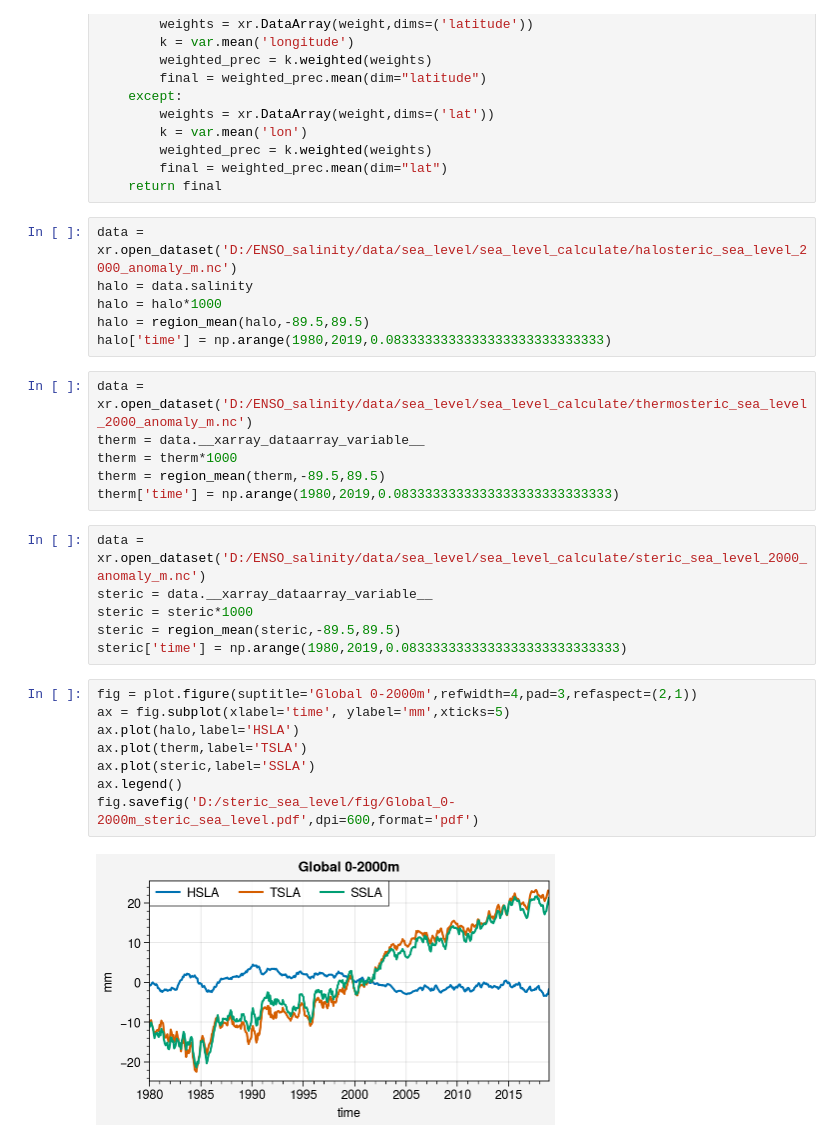
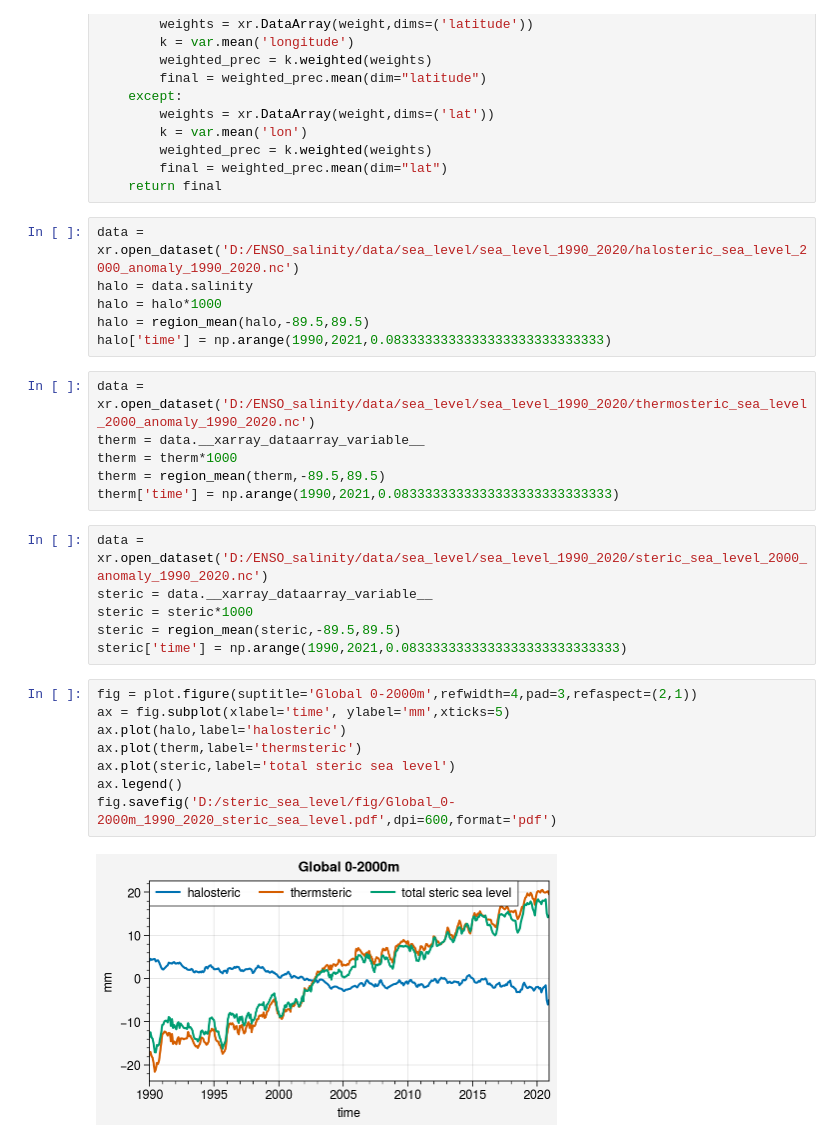
Before and after one commit to Zhenghy2001/code_halosteric_sea_level, a Jupyter notebook: Global_steric_sea_level_0_2000_time-plot.ipynb, the cells around one changed output. Saved outputs shown, nothing was run; the diff lists cells and outputs as text.

```diff
--- a/Global_steric_sea_level_0_2000_time-plot.ipynb
+++ b/Global_steric_sea_level_0_2000_time-plot.ipynb
@@ -25,30 +25,30 @@ def region_mean(var,latmin,latmax):
         final = weighted_prec.mean(dim="lat")
     return final
 # %%
-data = xr.open_dataset('D:/ENSO_salinity/data/sea_level/sea_level_calculate/halosteric_sea_level_2000_anomaly_m.nc')
+data = xr.open_dataset('D:/ENSO_salinity/data/sea_level/sea_level_1990_2020/halosteric_sea_level_2000_anomaly_1990_2020.nc')
 halo = data.salinity
 halo = halo*1000
 halo = region_mean(halo,-89.5,89.5)
-halo['time'] = np.arange(1980,2019,0.0833333333333333333333333333)
+halo['time'] = np.arange(1990,2021,0.0833333333333333333333333333)
 # %%
-data = xr.open_dataset('D:/ENSO_salinity/data/sea_level/sea_level_calculate/thermosteric_sea_level_2000_anomaly_m.nc')
+data = xr.open_dataset('D:/ENSO_salinity/data/sea_level/sea_level_1990_2020/thermosteric_sea_level_2000_anomaly_1990_2020.nc')
 therm = data.__xarray_dataarray_variable__
 therm = therm*1000
 therm = region_mean(therm,-89.5,89.5)
-therm['time'] = np.arange(1980,2019,0.0833333333333333333333333333)
+therm['time'] = np.arange(1990,2021,0.0833333333333333333333333333)
 # %%
-data = xr.open_dataset('D:/ENSO_salinity/data/sea_level/sea_level_calculate/steric_sea_level_2000_anomaly_m.nc')
+data = xr.open_dataset('D:/ENSO_salinity/data/sea_level/sea_level_1990_2020/steric_sea_level_2000_anomaly_1990_2020.nc')
 steric = data.__xarray_dataarray_variable__
 steric = steric*1000
 steric = region_mean(steric,-89.5,89.5)
-steric['time'] = np.arange(1980,2019,0.0833333333333333333333333333)
+steric['time'] = np.arange(1990,2021,0.0833333333333333333333333333)
 # %%
 fig = plot.figure(suptitle='Global 0-2000m',refwidth=4,pad=3,refaspect=(2,1))
 ax = fig.subplot(xlabel='time', ylabel='mm',xticks=5)
-ax.plot(halo,label='HSLA')
-ax.plot(therm,label='TSLA')
-ax.plot(steric,label='SSLA')
+ax.plot(halo,label='halosteric')
+ax.plot(therm,label='thermsteric')
+ax.plot(steric,label='total steric sea level')
 ax.legend()
-fig.savefig('D:/steric_sea_level/fig/Global_0-2000m_steric_sea_level.pdf',dpi=600,format='pdf')
+fig.savefig('D:/steric_sea_level/fig/Global_0-2000m_1990_2020_steric_sea_level.pdf',dpi=600,format='pdf')
 # %% [output]
-[figure, old version]
+[figure, new version]
```
